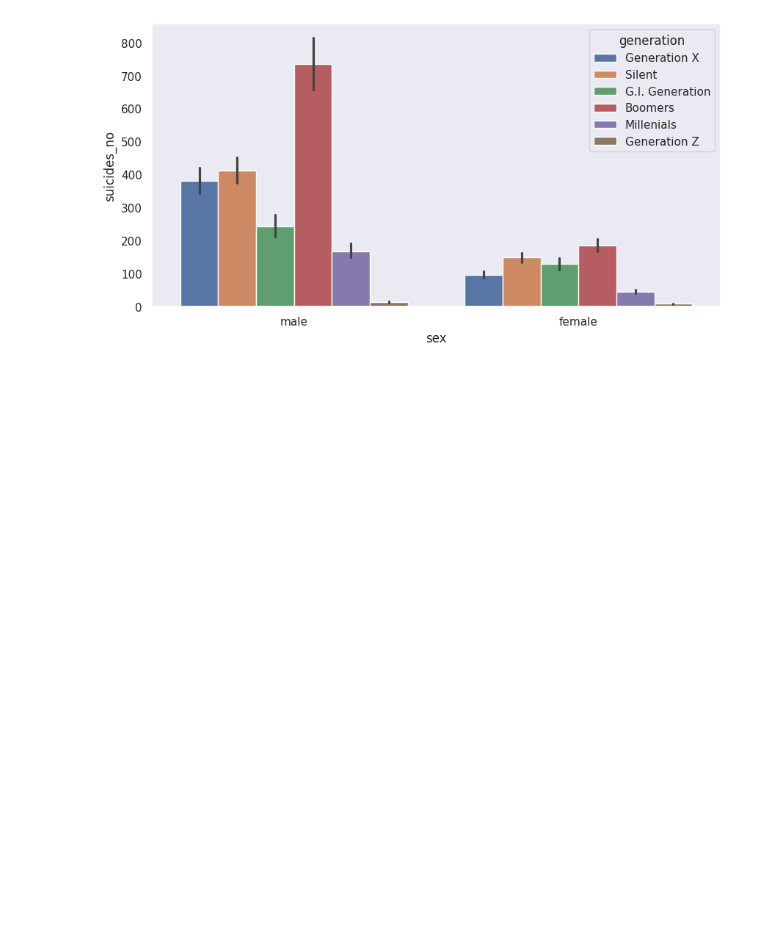
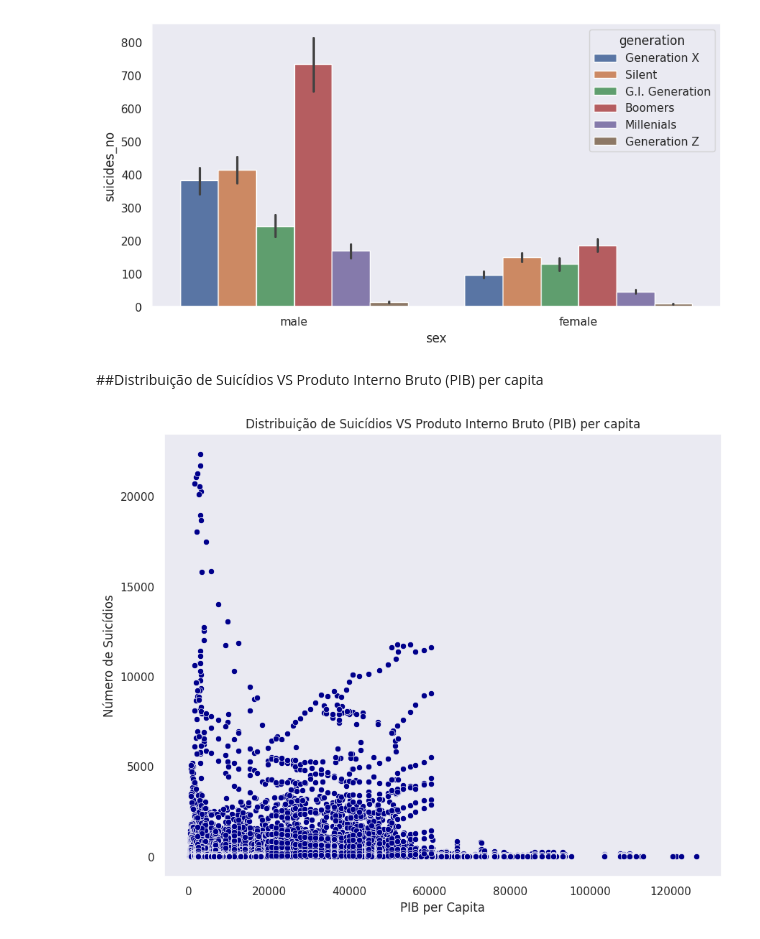
Before and after one commit to Luis-Hauck/Analise_Exploratoria_Suicidios_no_Brasil, a Jupyter notebook: Analise_Exploratoria_de_Dados.ipynb, the cells around one changed output. Saved outputs shown, nothing was run; the diff lists cells and outputs as text; code cells hidden in the pictures; blank space fills up the shorter version.

```diff
--- a/Analise_Exploratoria_de_Dados.ipynb
+++ b/Analise_Exploratoria_de_Dados.ipynb
@@ -160,3 +182,15 @@ sns.barplot(x='sex', y='suicides_no', hue='generation', data = df2)
 plt.show()
 # %% [output]
 [figure]
+# %% [markdown]
+##Distribuição de Suicídios VS Produto Interno Bruto (PIB) per capita
+# %%
+#Plotando o Gráfico
+plt.figure(figsize=(10,8))
+sns.scatterplot(x='gdp_per_capita ($)', y='suicides_no', data=df, color='darkblue')
+plt.title('Distribuição de Suicídios VS Produto Interno Bruto (PIB) per capita')
+plt.xlabel('PIB per Capita')
+plt.ylabel('Número de Suicídios')
+plt.show()
+# %% [output]
+[figure, added]
```
Also changed, not shown: parts of 2 cells of this notebook.
